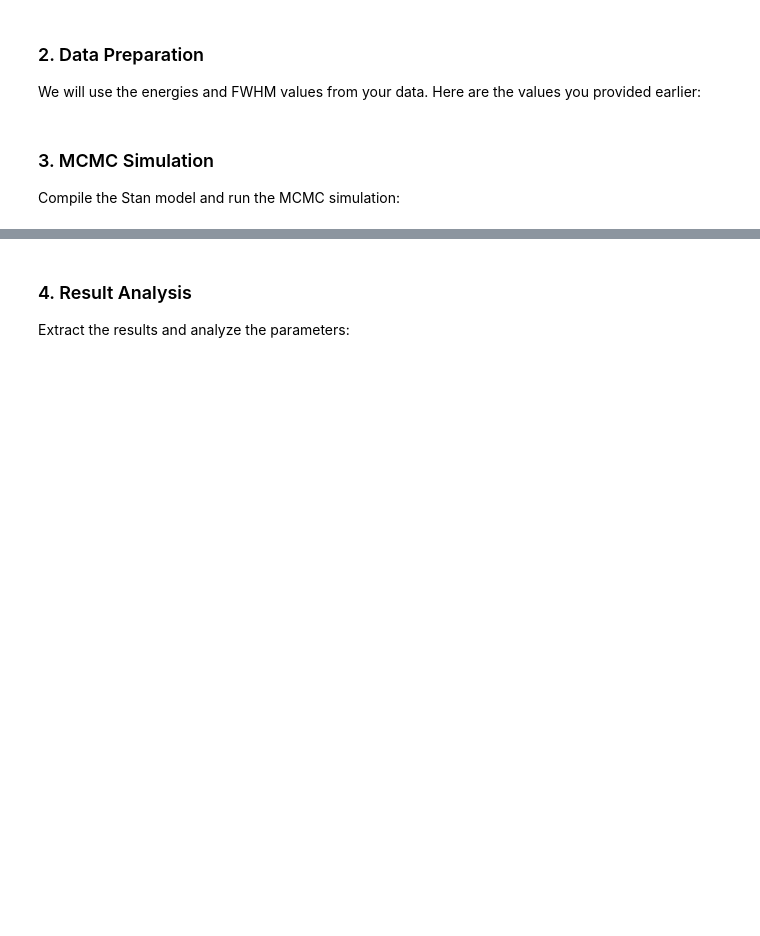
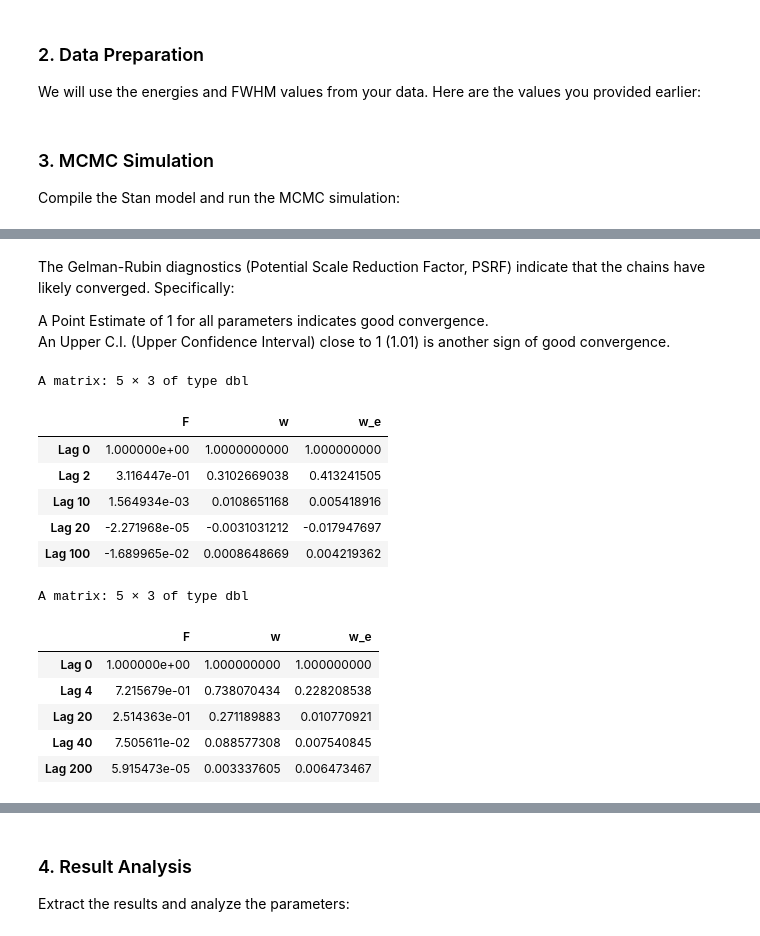
Before and after one commit to EugeniaBoccanera/R_project, a Jupyter notebook: Group_22.ipynb, the cells around one changed output, grey strips where cells are left out. Drawn from its saved outputs; the diff is of its cells as text; code cells hidden in the pictures; blank space fills up the shorter version.

```diff
--- a/Group_22.ipynb
+++ b/Group_22.ipynb
@@ -665,0 +691,24 @@ w_e 2.54691 7.57877 8.81804 9.51763 9.96330
+# %% [markdown]
+The Gelman-Rubin diagnostics (Potential Scale Reduction Factor, PSRF) indicate that the chains have likely converged. Specifically:
+
+A Point Estimate of 1 for all parameters indicates good convergence.
+An Upper C.I. (Upper Confidence Interval) close to 1 (1.01) is another sign of good convergence.
+# %%
+# Check the autocorrelation
+autocorr.diag(jags_samples_AmCsCo)
+autocorr.diag(jags_samples_Th)
+# %% [output]
+A matrix: 5 × 3 of type dbl
+|  | F | w | w_e |
+| Lag 0 | 1.000000e+00 | 1.0000000000 | 1.000000000 |
+| Lag 2 | 3.116447e-01 | 0.3102669038 | 0.413241505 |
+| Lag 10 | 1.564934e-03 | 0.0108651168 | 0.005418916 |
+| Lag 20 | -2.271968e-05 | -0.0031031212 | -0.017947697 |
+| Lag 100 | -1.689965e-02 | 0.0008648669 | 0.004219362 |
+A matrix: 5 × 3 of type dbl
+|  | F | w | w_e |
+| Lag 0 | 1.000000e+00 | 1.000000000 | 1.000000000 |
+| Lag 4 | 7.215679e-01 | 0.738070434 | 0.228208538 |
+| Lag 20 | 2.514363e-01 | 0.271189883 | 0.010770921 |
+| Lag 40 | 7.505611e-02 | 0.088577308 | 0.007540845 |
+| Lag 200 | 5.915473e-05 | 0.003337605 | 0.006473467 |
```
Also changed, not shown: parts of 8 cells of this notebook.
